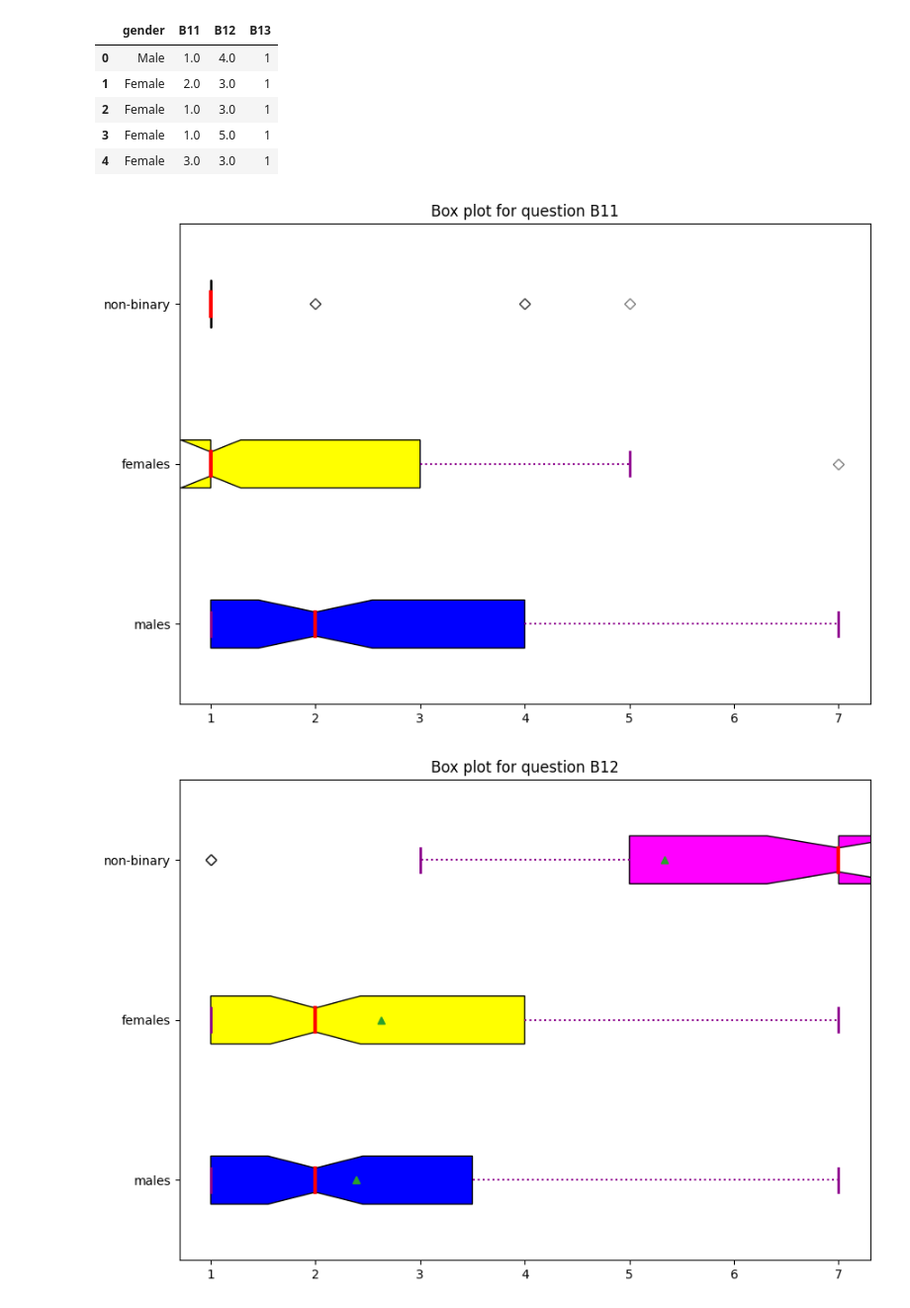
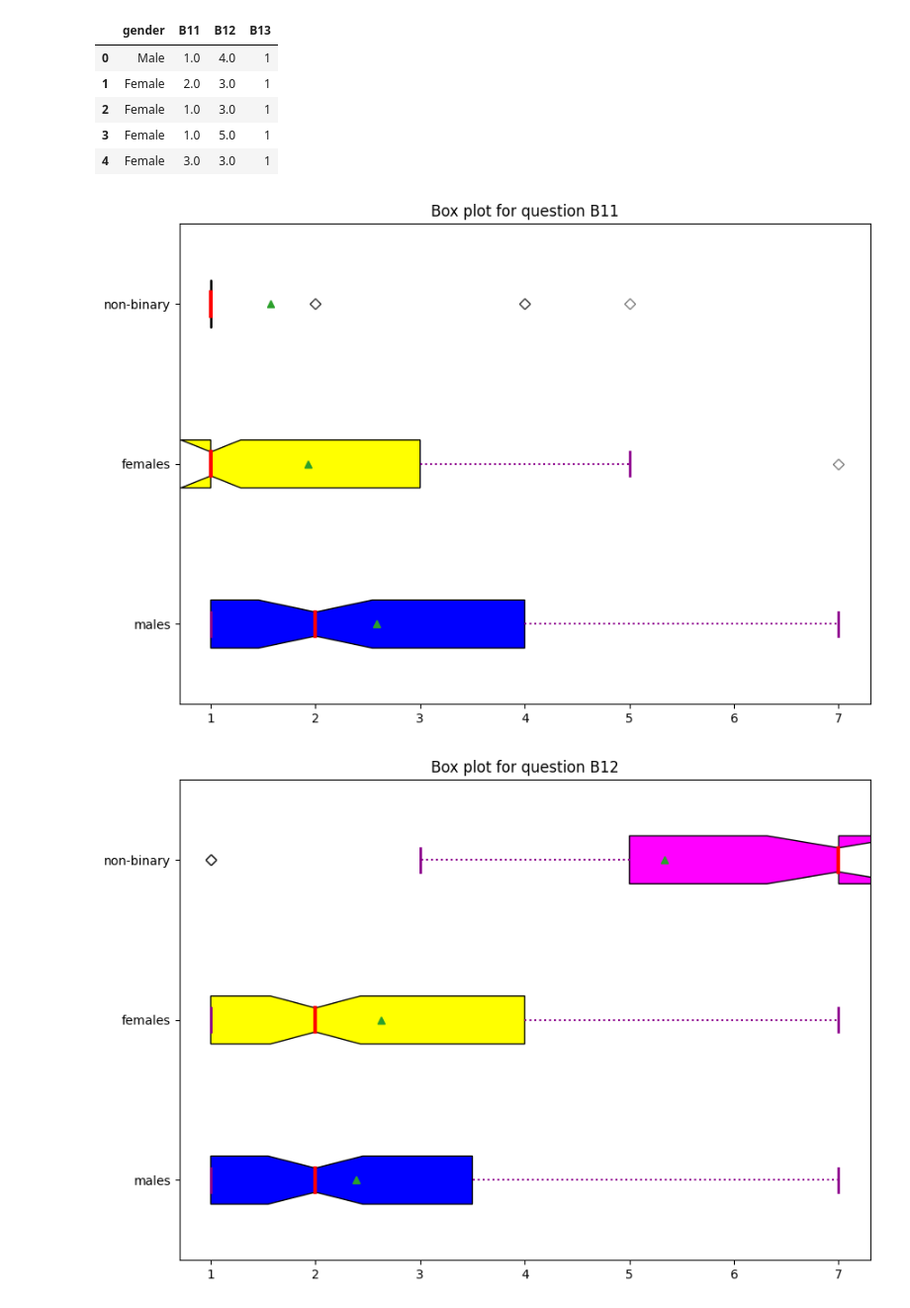
Before and after one commit to artemka169/stats-probability-exam, a Jupyter notebook: main.ipynb, the cells around one changed output. Shown: that part at 99% size. Drawn from its saved outputs; the diff is of its cells as text; code cells hidden in the pictures.

```diff
--- a/main.ipynb
+++ b/main.ipynb
@@ -5,7 +5,7 @@ import matplotlib.pyplot as plt
 import numpy as np
 from matplotlib.patches import Polygon
 # %%
-path = ""
+path = "/Users/artemmoskovets/Downloads/data_survey_SMD.csv"
 data = pd.read_csv(path)
 data = data.iloc[:, [1, 14, 15, 16]]
 data = data.replace("Oui", True)
@@ -71,35 +71,35 @@ females_b11 = females["B11"].tolist()
 nb_b11 = nb["B11"].tolist()
 data_plots_b11 = [males_b11, females_b11, nb_b11]
 fig = plt.figure(figsize =(10, 7))
 ax = fig.add_subplot(111)
 bp = ax.boxplot(data_plots_b11, patch_artist = True,
-                notch ='True', vert = 0)
+                notch ='True', vert = 0, showmeans=True)
 colors = ['#0000FF',
           '#FFFF00', '#FF00FF']
 for patch, color in zip(bp['boxes'], colors):
     patch.set_facecolor(color)
 for whisker in bp['whiskers']:
     whisker.set(color ='#8B008B',
                 linewidth = 1.5,
                 linestyle =":")
 for cap in bp['caps']:
     cap.set(color ='#8B008B',
             linewidth = 2)
 for median in bp['medians']:
     median.set(color ='red',
                linewidth = 3)
 for flier in bp['fliers']:
     flier.set(marker ='D',
               color ='#e7298a',
               alpha = 0.5)
 ax.set_yticklabels(['males', 'females',
                     'non-binary'])
 plt.title("Box plot for question B11")
 ax.get_xaxis().tick_bottom()
 ax.get_yaxis().tick_left()
 plt.show()
 # %% [output]
-[figure, old version]
+[figure, new version]
 # %%
 # plot for question B12
 males_b12 = males["B12"].tolist()
```
Also changed, not shown: parts of 1 cell of this notebook.
